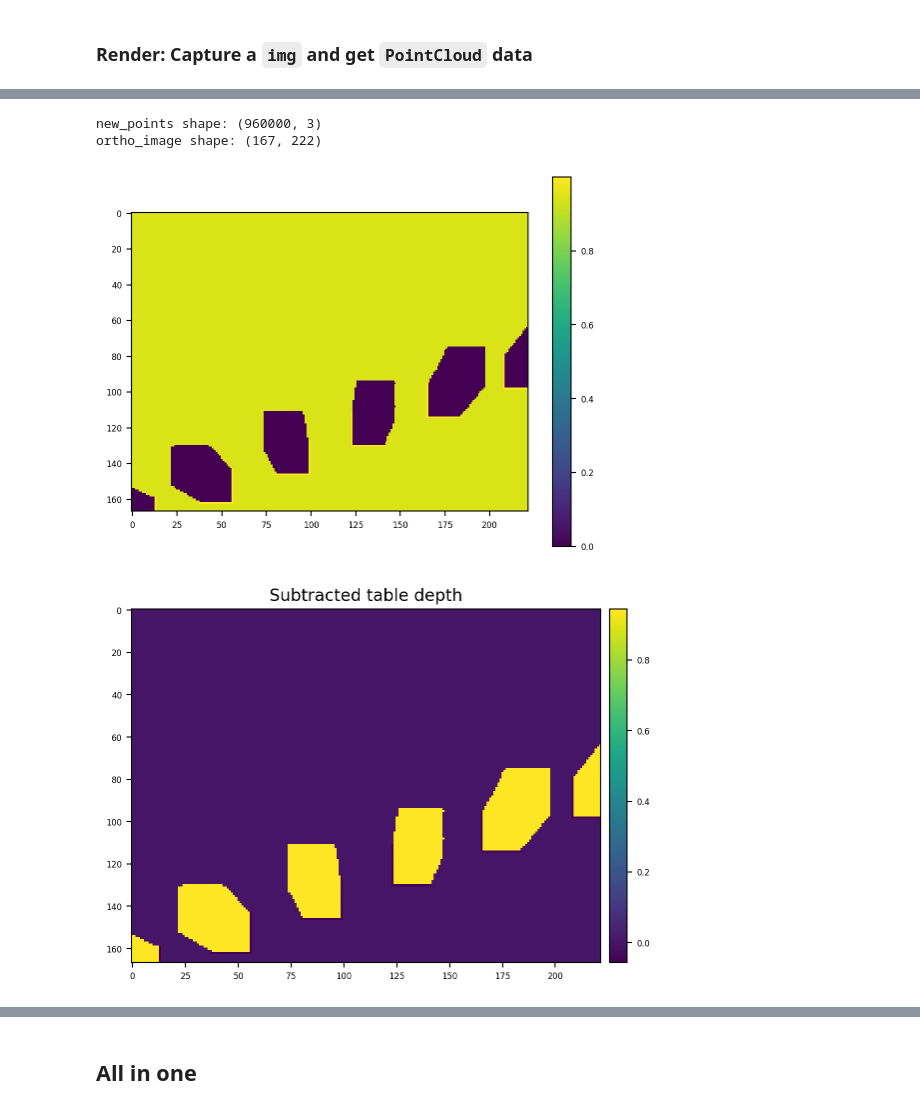
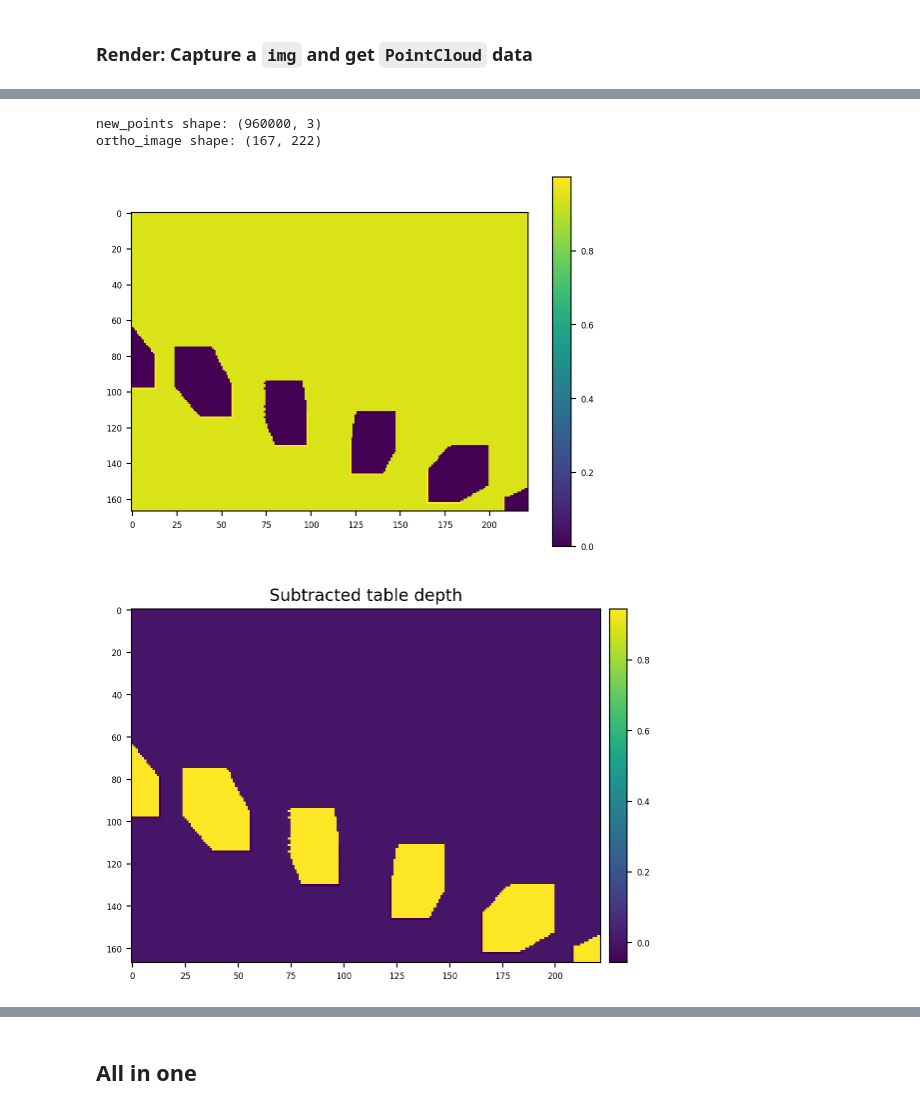
Before and after one commit to joonhyung-lee/mujoco-nonprehensile, a Jupyter notebook: code/demo_orthographic.ipynb, the cells around one changed output, grey strips where cells are left out. Saved outputs shown, nothing was run; the diff lists cells and outputs as text; code cells hidden in the pictures.

Commit message:
flip about y axis

```diff
--- a/code/demo_orthographic.ipynb
+++ b/code/demo_orthographic.ipynb
@@ -120,7 +120,7 @@ rev_joint_idxs = [0,1,2,3,4,5]
 q_prepose_00 = env.solve_ik(
     body_name=body_name,p_trgt=p_trgt,R_trgt=R_trgt,IK_P=True,IK_R=True,
     q_init=np.radians([0,-90,0,0,0,0]),idxs_forward=env.idxs_forward, idxs_jacobian=env.idxs_jacobian,
-    RESET=False,DO_RENDER=DO_RENDER_IK,render_every=10,th=1*np.pi/180.0,err_th=1e-2)
+    RESET=False,DO_RENDER=DO_RENDER_IK,render_every=1,th=1*np.pi/180.0,err_th=1e-2)
 
 # 30 deg down pose
 p_trgt = p_base + np.array([0.4,0,0.6])
@@ -129,7 +129,7 @@ rev_joint_idxs = [0,1,2,3,4,5]
 q_prepose_30 = env.solve_ik(
     body_name=body_name,p_trgt=p_trgt,R_trgt=R_trgt,IK_P=True,IK_R=True,
     q_init=q_prepose_00,idxs_forward=env.idxs_forward, idxs_jacobian=env.idxs_jacobian,
-    RESET=False,DO_RENDER=DO_RENDER_IK,render_every=10,th=1*np.pi/180.0,err_th=1e-4)
+    RESET=False,DO_RENDER=DO_RENDER_IK,render_every=1,th=1*np.pi/180.0,err_th=1e-4)
 
 # 60 deg down pose
 p_trgt = p_base + np.array([0.4,0,0.6])
@@ -138,7 +138,7 @@ rev_joint_idxs = [0,1,2,3,4,5]
 q_prepose_60 = env.solve_ik(
     body_name=body_name,p_trgt=p_trgt,R_trgt=R_trgt,IK_P=True,IK_R=True,
     q_init=q_prepose_30,idxs_forward=env.idxs_forward, idxs_jacobian=env.idxs_jacobian,
-    RESET=False,DO_RENDER=DO_RENDER_IK,render_every=10,th=1*np.pi/180.0,err_th=1e-4)
+    RESET=False,DO_RENDER=DO_RENDER_IK,render_every=1,th=1*np.pi/180.0,err_th=1e-4)
 
 print ("IK done.")
 # Close viewer
@@ -400,29 +428,33 @@ def get_heightmap_swap(points, bounds, pixel_size):
 # %%
 from util import pr2t
 # pcd_3d = np.load('./data/pcd.npy')
 
 rot_z = rpy2r([0, 0, -np.pi/2])
 T_z = pr2t(np.array([0, 0, 0]), rot_z)
 
 scale_pcd = 1.2
 pcd_3d_transformed = transform_pointcloud(pcd.reshape(800,1200,-1) * scale_pcd, T_z)
 
 print(f"new_points shape: {pcd.shape}")
 new_bounds = np.array([[-0.5, 0.5],
                         [-1.6, -0.85],
                         [-1, 1]])
 ortho_image = get_heightmap_rewrite(pcd_3d_transformed.reshape(-1,3), new_bounds, pixel_size=0.0045)/2
 print(f"ortho_image shape: {ortho_image.shape}")
 
-# ortho_image = ortho_image[::-1]
+# flip about x-axis
+# ortho_image = ortho_image[::-1, :]
+# flip about y-axis
+ortho_image = ortho_image[:, ::-1]
 
 plt.imshow(ortho_image)
 plt.colorbar()
+# plt.gca().invert_xaxis()    # flip x-axis
 plt.show()
 # %% [output]
 new_points shape: (960000, 3)
 ortho_image shape: (167, 222)
-[figure, old version]
+[figure, new version]
 # %%
 def subtract_table_depth(occupied_image):
     '''
@@ -447,7 +479,7 @@ add_colorbar(img)
 # plt.colorbar(cmap='gray')
 plt.show()
 # %% [output]
-[figure, old version]
+[figure, new version]
 # %%
 def binary_filter(occupied_image, threshold=0.05):
     '''
```
Also changed, not shown: parts of 5 cells of this notebook.
